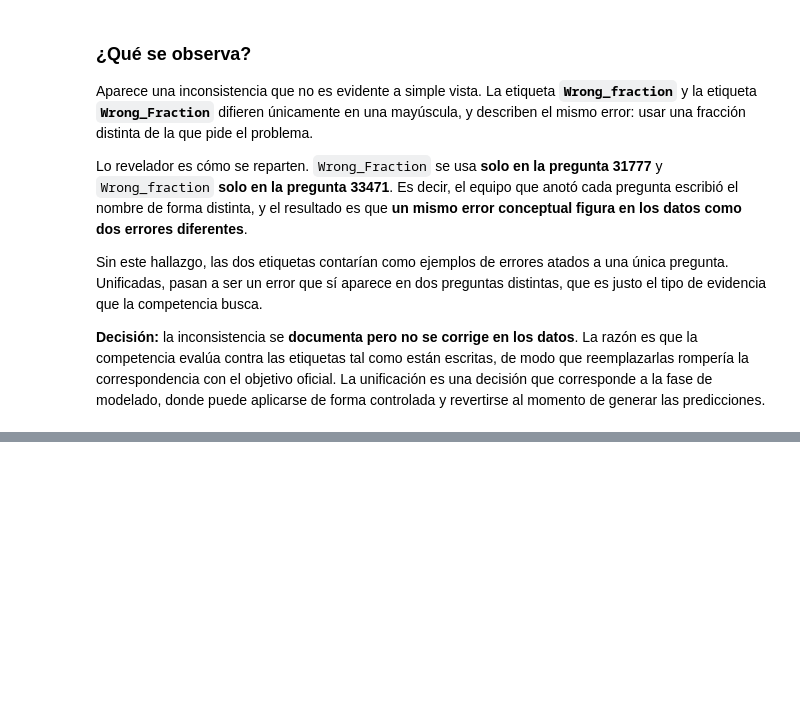
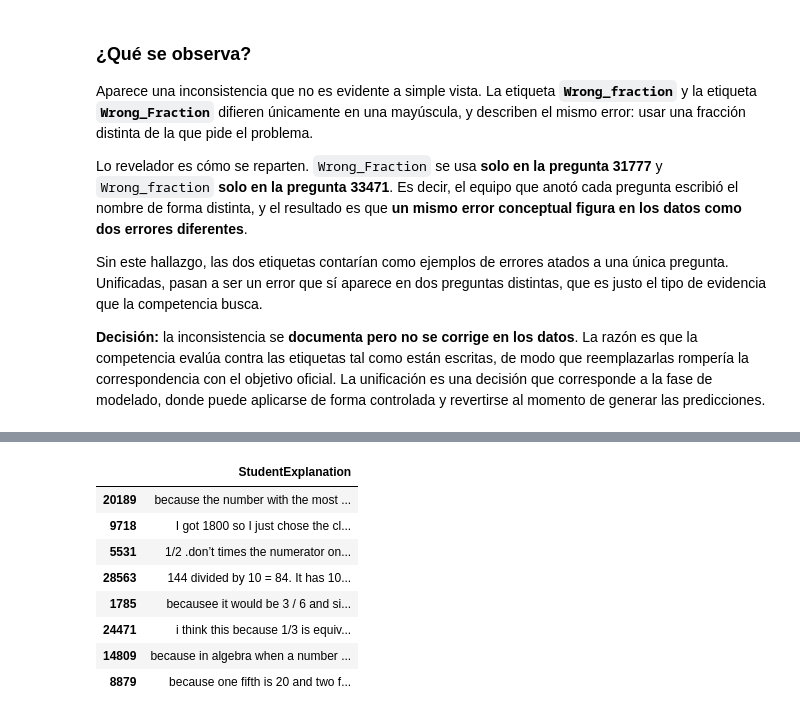
Before and after one commit to Tunchxz/math-misconception-map, a Jupyter notebook: notebooks/01_carga_y_limpieza.ipynb, the cells around one changed output, grey strips where cells are left out. Saved outputs shown, nothing was run; the diff lists cells and outputs as text; code cells hidden in the pictures; blank space fills up the shorter version.

```diff
--- a/notebooks/01_carga_y_limpieza.ipynb
+++ b/notebooks/01_carga_y_limpieza.ipynb
@@ -291,0 +358,13 @@ Sin este hallazgo, las dos etiquetas contarían como ejemplos de errores atados
+# %%
+pd.set_option("display.max_colwidth", 120)
+train["StudentExplanation"].sample(8, random_state=7).to_frame()
+# %% [output]
+|  | StudentExplanation |
+| 20189 | because the number with the most ... |
+| 9718 | I got 1800 so I just chose the cl... |
+| 5531 | 1/2 .don’t times the numerator on... |
+| 28563 | 144 divided by 10 = 84. It has 10... |
+| 1785 | becausee it would be 3 / 6 and si... |
+| 24471 | i think this because 1/3 is equiv... |
+| 14809 | because in algebra when a number ... |
+| 8879 | because one fifth is 20 and two f... |
```
Also changed, not shown: parts of 18 cells of this notebook.
